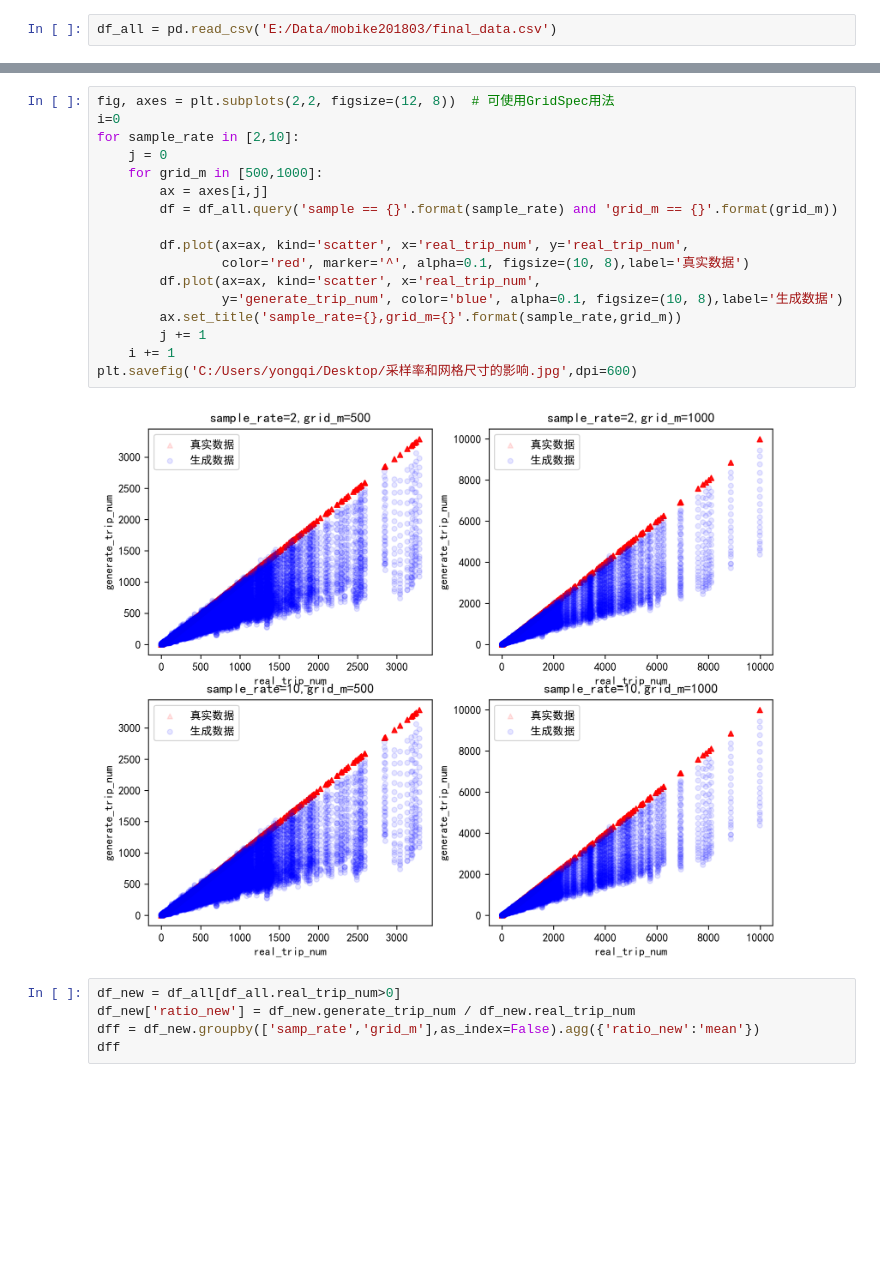
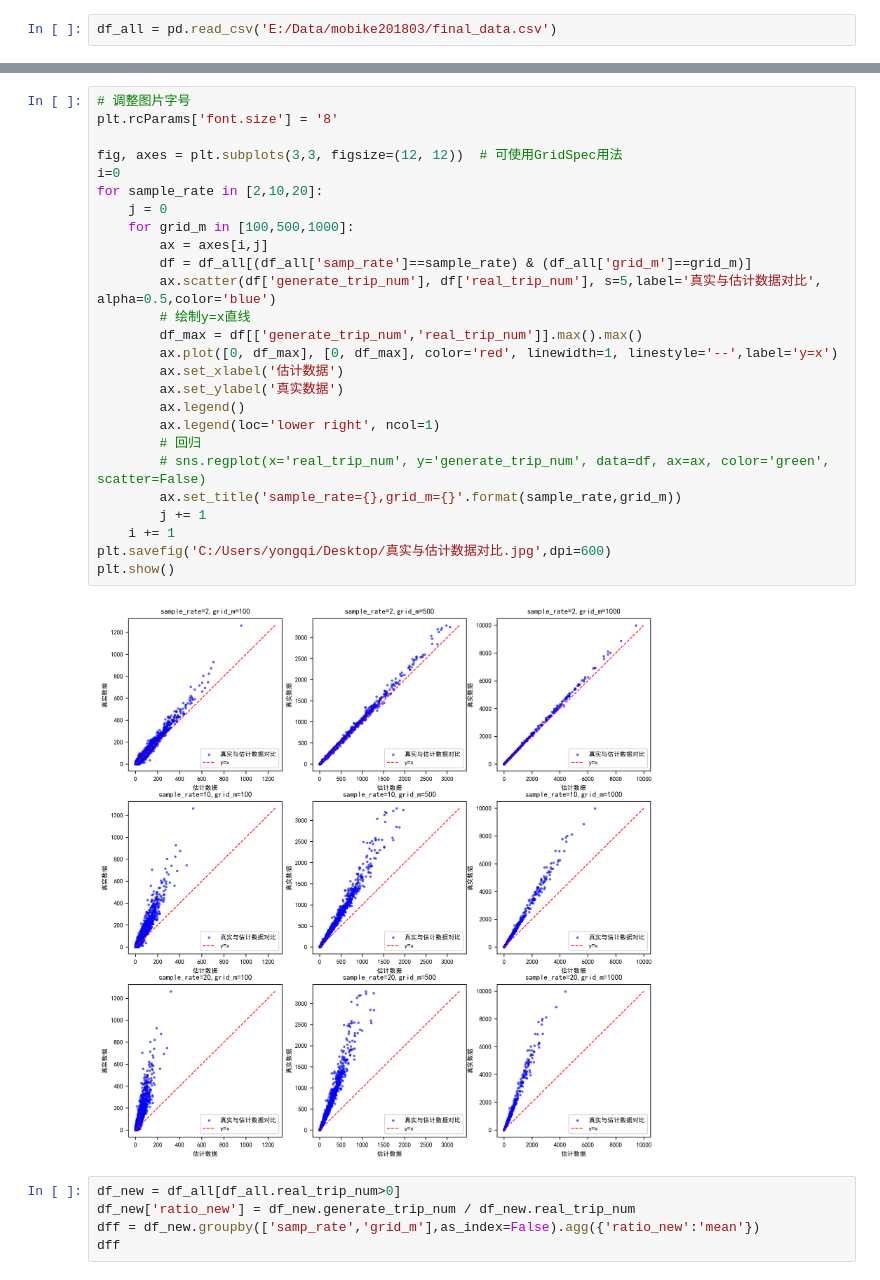
Before and after one commit to yongqi8753/kk_my_code, a Jupyter notebook: 绘制散点图.ipynb, the cells around one changed output, grey strips where cells are left out. Saved outputs shown, nothing was run; the diff lists cells and outputs as text; blank space fills up the shorter version.

```diff
--- a/绘制散点图.ipynb
+++ b/绘制散点图.ipynb
@@ -20,22 +29,31 @@ df_all = pd.read_csv('E:/Data/mobike201803/final_data.csv')
 # %%
-fig, axes = plt.subplots(2,2, figsize=(12, 8))  # 可使用GridSpec用法
+# 调整图片字号
+plt.rcParams['font.size'] = '8'
+
+fig, axes = plt.subplots(3,3, figsize=(12, 12))  # 可使用GridSpec用法
 i=0
-for sample_rate in [2,10]:
+for sample_rate in [2,10,20]:
     j = 0
-    for grid_m in [500,1000]:
+    for grid_m in [100,500,1000]:
         ax = axes[i,j]
-        df = df_all.query('sample == {}'.format(sample_rate) and 'grid_m == {}'.format(grid_m))
-
-        df.plot(ax=ax, kind='scatter', x='real_trip_num', y='real_trip_num',
-                color='red', marker='^', alpha=0.1, figsize=(10, 8),label='真实数据')
-        df.plot(ax=ax, kind='scatter', x='real_trip_num',
-                y='generate_trip_num', color='blue', alpha=0.1, figsize=(10, 8),label='生成数据')
+        df = df_all[(df_all['samp_rate']==sample_rate) & (df_all['grid_m']==grid_m)]
+        ax.scatter(df['generate_trip_num'], df['real_trip_num'], s=5,label='真实与估计数据对比', alpha=0.5,color='blue')
+        # 绘制y=x直线
+        df_max = df[['generate_trip_num','real_trip_num']].max().max()
+        ax.plot([0, df_max], [0, df_max], color='red', linewidth=1, linestyle='--',label='y=x')
+        ax.set_xlabel('估计数据')
+        ax.set_ylabel('真实数据')
+        ax.legend()
+        ax.legend(loc='lower right', ncol=1)
+        # 回归
+        # sns.regplot(x='real_trip_num', y='generate_trip_num', data=df, ax=ax, color='green', scatter=False)
         ax.set_title('sample_rate={},grid_m={}'.format(sample_rate,grid_m))
         j += 1
     i += 1
-plt.savefig('C:/Users/yongqi/Desktop/采样率和网格尺寸的影响.jpg',dpi=600)
+plt.savefig('C:/Users/yongqi/Desktop/真实与估计数据对比.jpg',dpi=600)
+plt.show()
 # %% [output]
-[figure, old version]
+[figure, new version]
 # %%
 df_new = df_all[df_all.real_trip_num>0]
 df_new['ratio_new'] = df_new.generate_trip_num / df_new.real_trip_num
```
Also changed, not shown: parts of 1 cell of this notebook.
